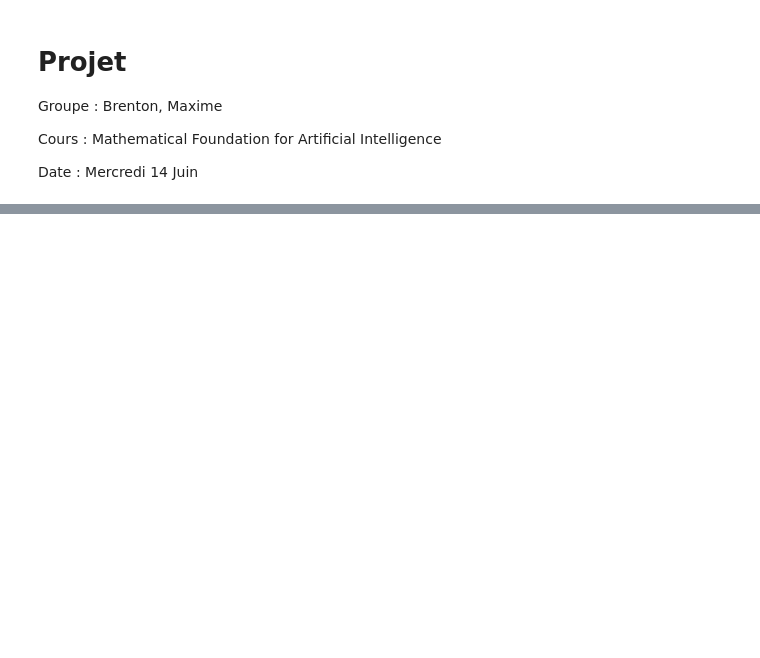
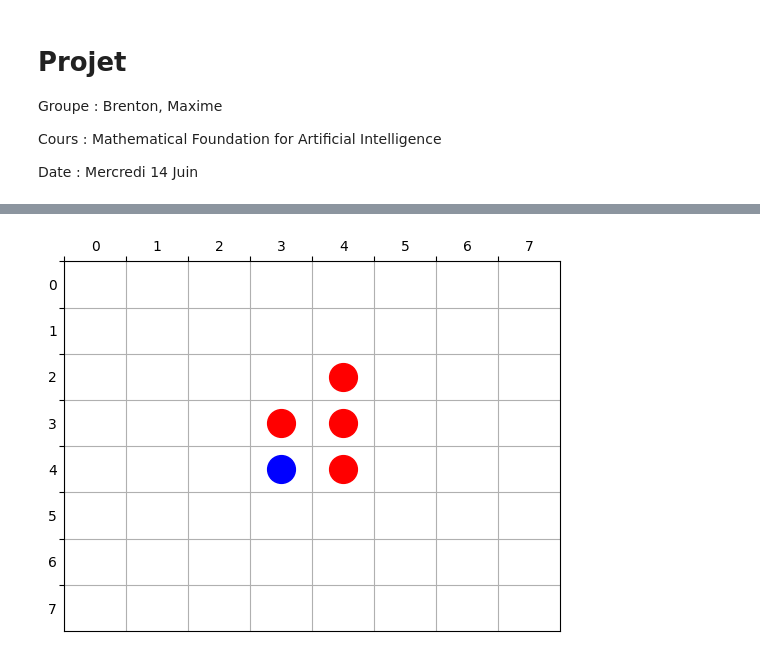
Before and after one commit to Languisher/Projects-2023, a Jupyter notebook: IA0614/00.ipynb, the cells around one changed output, grey strips where cells are left out. Saved outputs shown, nothing was run; the diff lists cells and outputs as text; code cells hidden in the pictures; blank space fills up the shorter version.

```diff
--- a/IA0614/00.ipynb
+++ b/IA0614/00.ipynb
@@ -39,0 +119,19 @@ def tracerPlateau(A):
+# %%
+def plateau_changes(A, c, step, changes):
+    """
+    Vous devez valider si le "step" et les "changes" sont correspondants.
+    """
+
+    A = A.copy()
+    A[step[0], step[1]] = c
+
+    for change in changes:
+        A[change[0], change[1]] = c
+
+    return A
+
+A = init_plateau()
+A = plateau_changes(A, 1, judge_valide(A, 1)[0][0], judge_valide(A, 1)[1][0])
+tracerPlateau(A)
+# %% [output]
+[figure, added]
```
Also changed, not shown: parts of 13 cells of this notebook, 15 other files.
